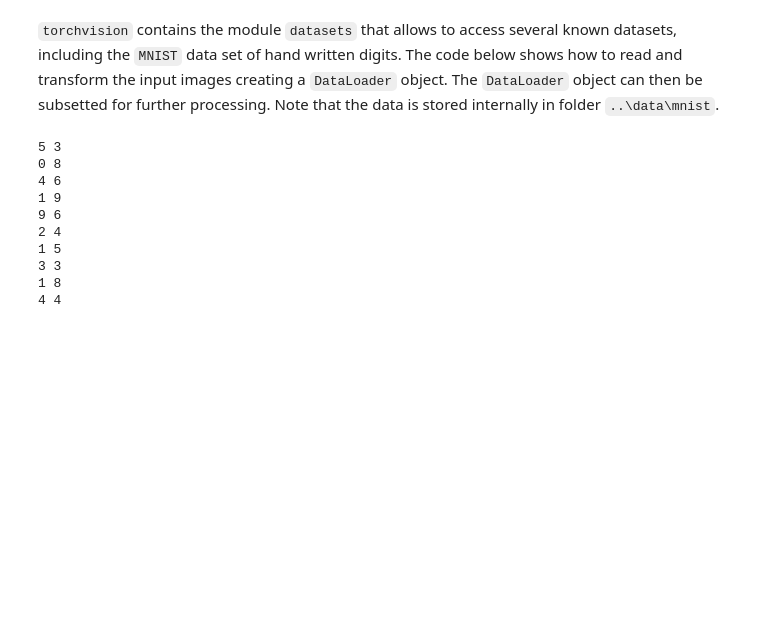
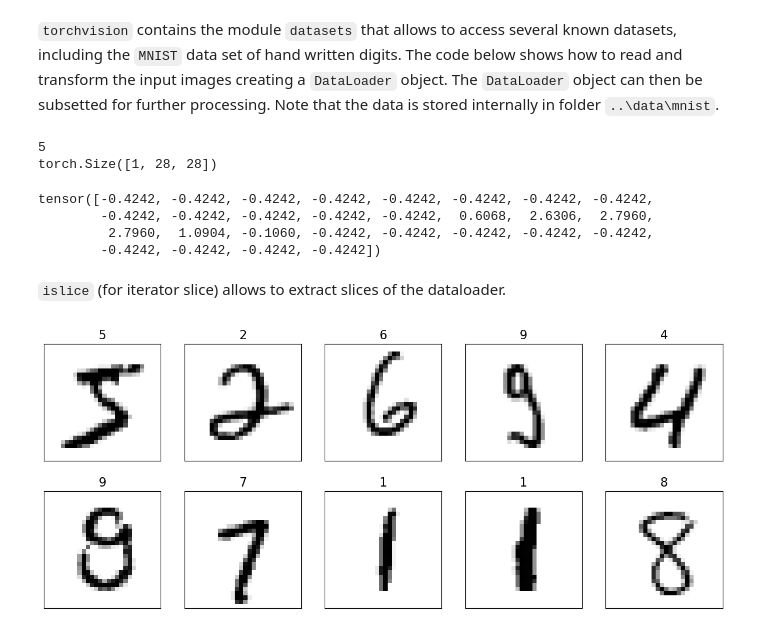
Before and after one commit to rayza-piedade24/greends-pml, a Jupyter notebook: notebooks/T6_pytorch_dataset_dataloader.ipynb, the cells around one changed output. Drawn from its saved outputs; the diff is of its cells as text; code cells hidden in the pictures; blank space fills up the shorter version.

```diff
--- a/notebooks/T6_pytorch_dataset_dataloader.ipynb
+++ b/notebooks/T6_pytorch_dataset_dataloader.ipynb
@@ -273,18 +273,34 @@ train_loader = torch.utils.data.DataLoader(
   batch_size=16, shuffle=False)
 test_ds  = torch.utils.data.Subset(train_loader.dataset, range(0, 50000-1))
 valid_ds = torch.utils.data.Subset(train_loader.dataset, range(50000, 60000-1))
-for i in range(0, 10):
-    ty = test_ds[i][1] # 2nd dimension: 0 for the example, 1 for the label
-    vy = valid_ds[i][1]
-    print(ty, vy)
+
+# access elements (batches) of the dataloader
+print(test_ds[0][1]) # 1st dimension: batch; 2nd dimension: 0 for the example, 1 for the label
+print(test_ds[0][0].shape) # 1,28,28, where 1 is the number of bands (gray image)
 # %% [output]
-5 3
-0 8
-4 6
-1 9
-9 6
-2 4
-1 5
-3 3
-1 8
-4 4
+5
+torch.Size([1, 28, 28])
+# %%
+print(test_ds[0][0][0,14,:]) # row 14 of the image from the 1st batch and 1st band
+# %% [output]
+tensor([-0.4242, -0.4242, -0.4242, -0.4242, -0.4242, -0.4242, -0.4242, -0.4242,
+        -0.4242, -0.4242, -0.4242, -0.4242, -0.4242,  0.6068,  2.6306,  2.7960,
+         2.7960,  1.0904, -0.1060, -0.4242, -0.4242, -0.4242, -0.4242, -0.4242,
+        -0.4242, -0.4242, -0.4242, -0.4242])
+# %% [markdown]
+`islice` (for iterator slice) allows to extract slices of the dataloader.
+# %%
+from itertools import islice
+
+fig = plt.figure(figsize=(15, 6))
+for i, (batch, label) in islice(enumerate(train_loader), 10):
+    image=batch[0,0,:,:] # 1st image of the batch
+    ax = fig.add_subplot(2, 5, i+1)
+    ax.set_xticks([]); ax.set_yticks([])
+    ax.imshow(image, cmap='gray_r')
+    ax.set_title(f'{label[0].item()}', size=15) # label from the 1st image of the batch
+
+#plt.savefig('figures/12_06.pdf')
+plt.show()
+# %% [output]
+[figure, added]
```
